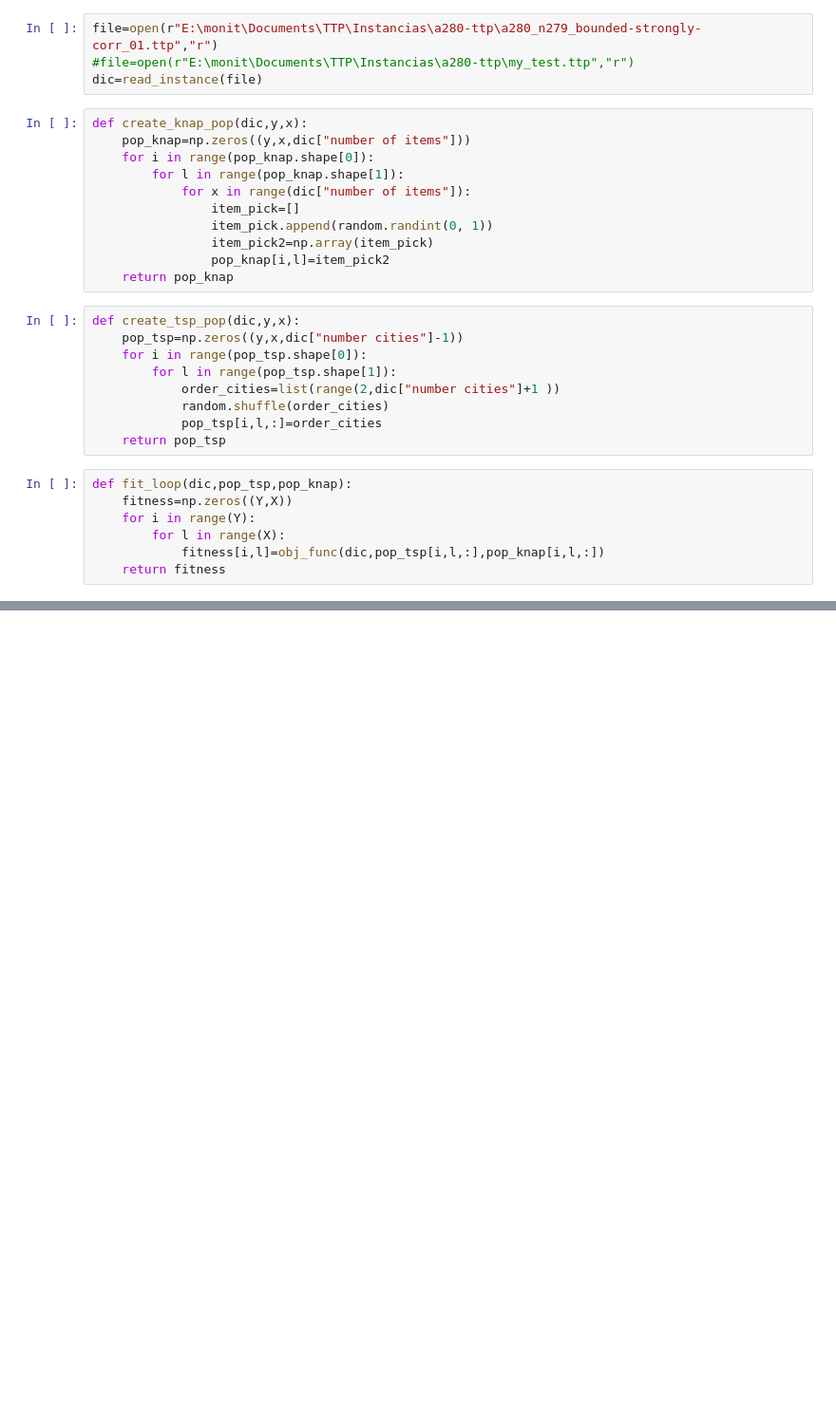
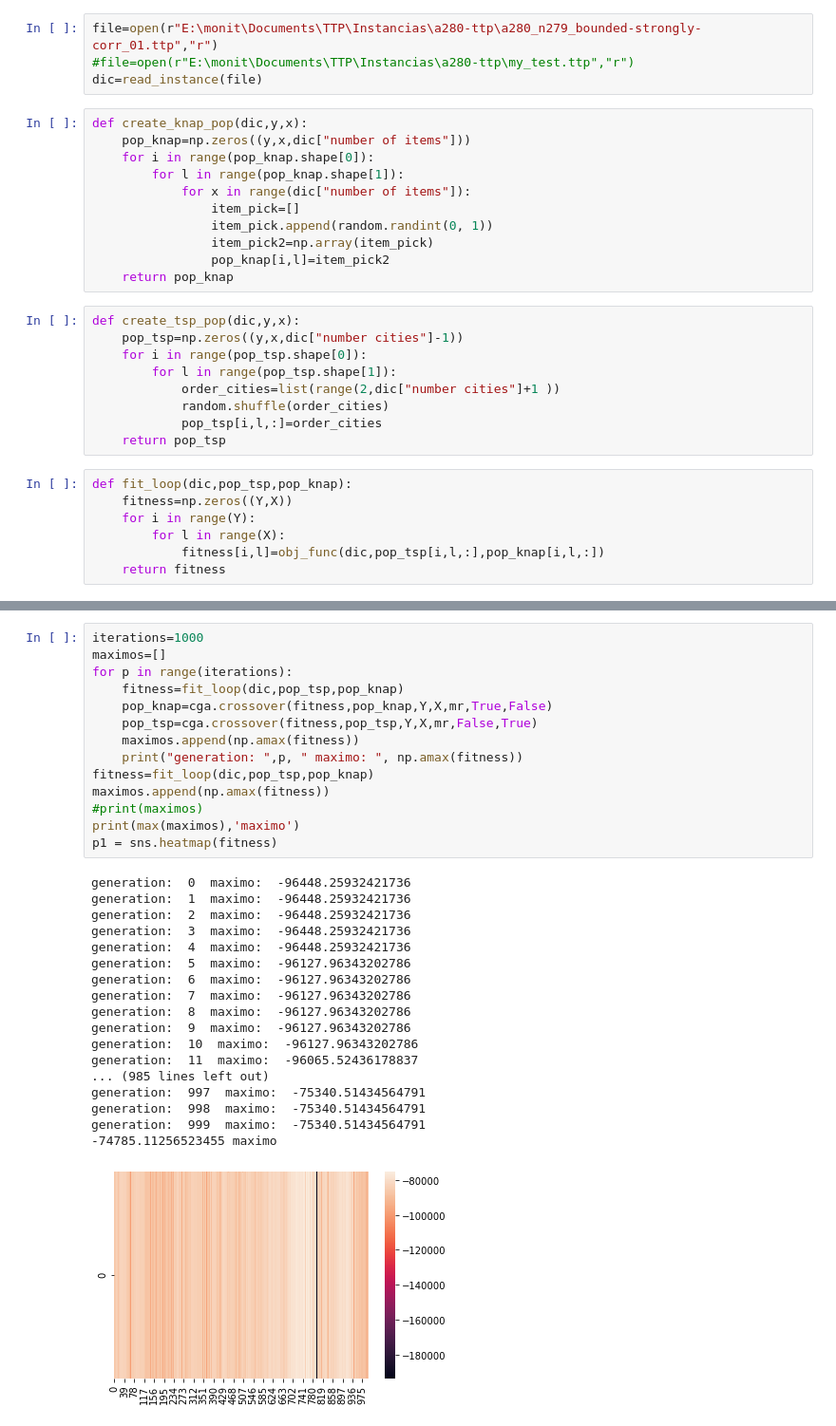
Before and after one commit to JorgeMariles/TTP, a Jupyter notebook: Programs/TTP_CGA.ipynb, the cells around one changed output, grey strips where cells are left out. Shown: that part at 95% size. Drawn from its saved outputs; the diff is of its cells as text; blank space fills up the shorter version.

```diff
--- a/Programs/TTP_CGA.ipynb
+++ b/Programs/TTP_CGA.ipynb
@@ -60,0 +79,33 @@ p1 = sns.heatmap(fitness)
+# %%
+iterations=1000
+maximos=[]
+for p in range(iterations):
+    fitness=fit_loop(dic,pop_tsp,pop_knap)
+    pop_knap=cga.crossover(fitness,pop_knap,Y,X,mr,True,False)
+    pop_tsp=cga.crossover(fitness,pop_tsp,Y,X,mr,False,True)
+    maximos.append(np.amax(fitness))
+    print("generation: ",p, " maximo: ", np.amax(fitness))
+fitness=fit_loop(dic,pop_tsp,pop_knap)
+maximos.append(np.amax(fitness))
+#print(maximos)
+print(max(maximos),'maximo')
+p1 = sns.heatmap(fitness)
+# %% [output]
+generation:  0  maximo:  -96448.25932421736
+generation:  1  maximo:  -96448.25932421736
+generation:  2  maximo:  -96448.25932421736
+generation:  3  maximo:  -96448.25932421736
+generation:  4  maximo:  -96448.25932421736
+generation:  5  maximo:  -96127.96343202786
+generation:  6  maximo:  -96127.96343202786
+generation:  7  maximo:  -96127.96343202786
+generation:  8  maximo:  -96127.96343202786
+generation:  9  maximo:  -96127.96343202786
+generation:  10  maximo:  -96127.96343202786
+generation:  11  maximo:  -96065.52436178837
+... (985 lines left out)
+generation:  997  maximo:  -75340.51434564791
+generation:  998  maximo:  -75340.51434564791
+generation:  999  maximo:  -75340.51434564791
+-74785.11256523455 maximo
+[figure, added]
```
Also changed, not shown: parts of 3 cells of this notebook, 2 other files.
